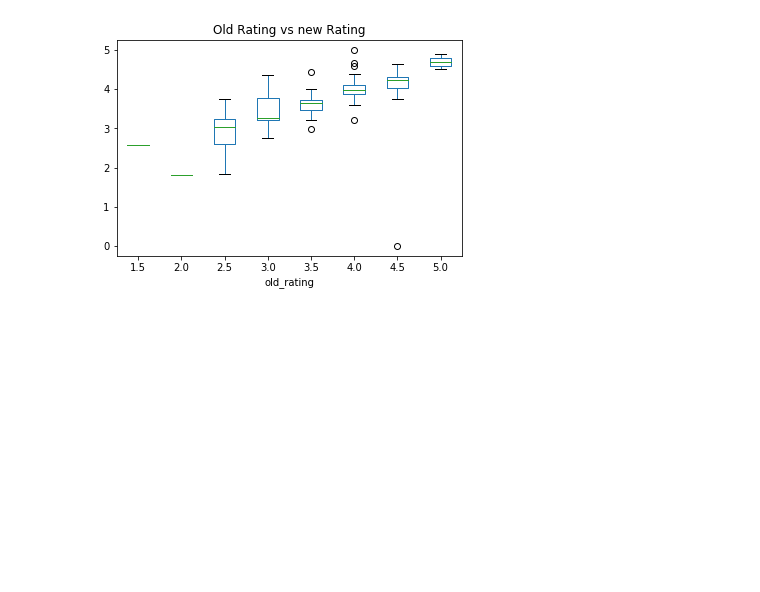
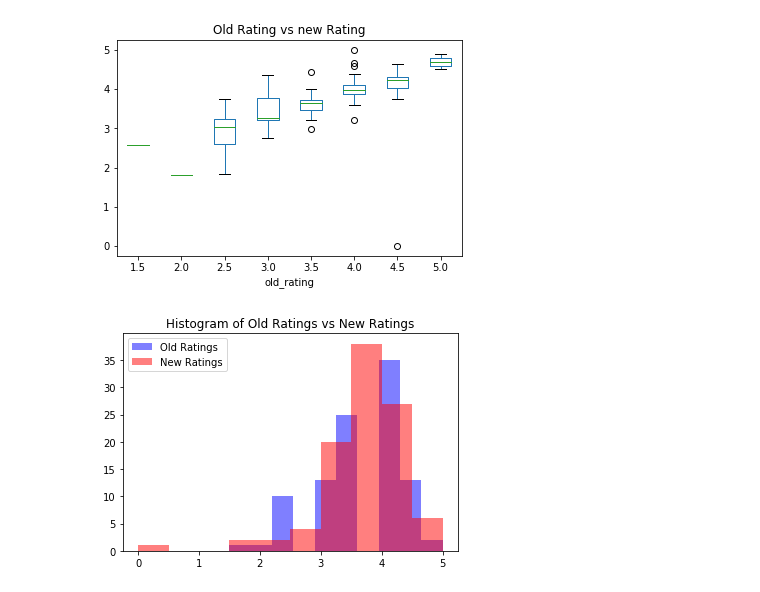
Before and after one commit to calebralphs/cs586-project1, a Jupyter notebook: project1.ipynb, the cells around one changed output. Cells and saved outputs as stored; diff of their text form; code cells hidden in the pictures; blank space fills up the shorter version.

Commit message:
added hist viz

```diff
--- a/project1.ipynb
+++ b/project1.ipynb
@@ -296,3 +296,11 @@ plt.suptitle("")
 plt.savefig("Old-vs-new-boxplot.png")
 # %% [output]
 [figure]
+# %%
+ratings_table.old_rating.hist(bins=10, grid=False, alpha=0.5, color='b')
+plot = ratings_table.new_rating.hist(bins=10, grid=False, alpha=0.5, color='r')
+plot.legend(['Old Ratings', 'New Ratings'])
+plt.title('Histogram of Old Ratings vs New Ratings')
+plt.savefig('hist-old-vs-new.png')
+# %% [output]
+[figure, added]
```
